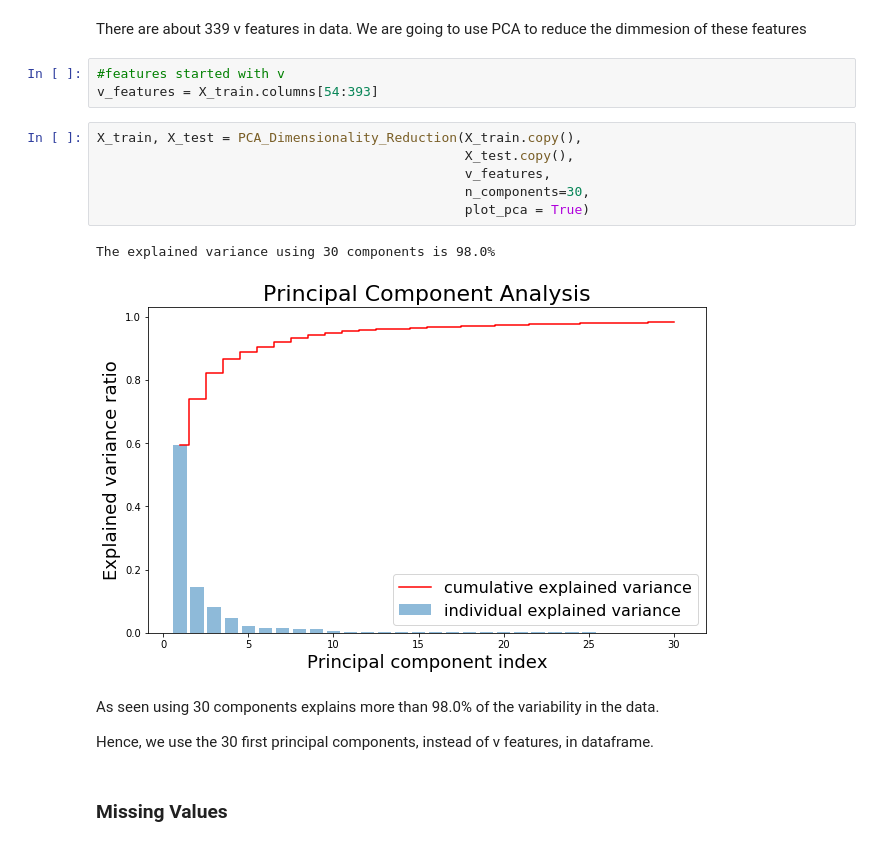
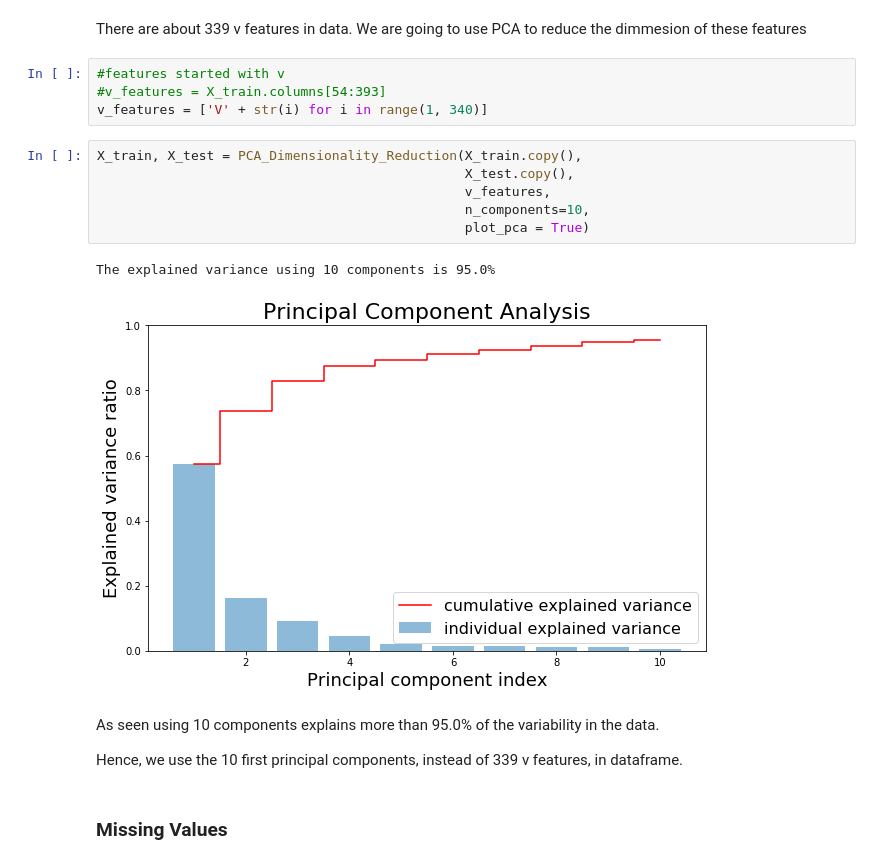
Before and after one commit to sharonk515/IEEE_CIS_Fraud_Detection_Project, a Jupyter notebook: Main_IEEE.ipynb, the cells around one changed output. Saved outputs shown, nothing was run; the diff lists cells and outputs as text.

```diff
--- a/Main_IEEE.ipynb
+++ b/Main_IEEE.ipynb
@@ -243,20 +242,21 @@ X_train, X_test = Feature_Engineering(X_train, X_test)
 There are about 339 v features in data. We are going to use PCA to reduce the dimmesion of these features
 # %%
 #features started with v
-v_features = X_train.columns[54:393]
+#v_features = X_train.columns[54:393]
+v_features = ['V' + str(i) for i in range(1, 340)]
 # %%
 X_train, X_test = PCA_Dimensionality_Reduction(X_train.copy(),
                                                X_test.copy(),
                                                v_features,
-                                               n_components=30,
+                                               n_components=10,
                                                plot_pca = True)
 # %% [output]
-The explained variance using 30 components is 98.0%
+The explained variance using 10 components is 95.0%
-[figure, old version]
+[figure, new version]
 # %% [markdown]
-As seen using 30 components explains more than 98.0% of the variability in the data.
+As seen using 10 components explains more than 95.0% of the variability in the data.
 
-Hence, we use the 30 first principal components, instead of v features, in dataframe.
+Hence, we use the 10 first principal components, instead of 339 v features, in dataframe.
 # %% [markdown]
 ### Missing Values
 # %% [markdown]
```
Also changed, not shown: parts of 7 cells of this notebook, 1 other file.
